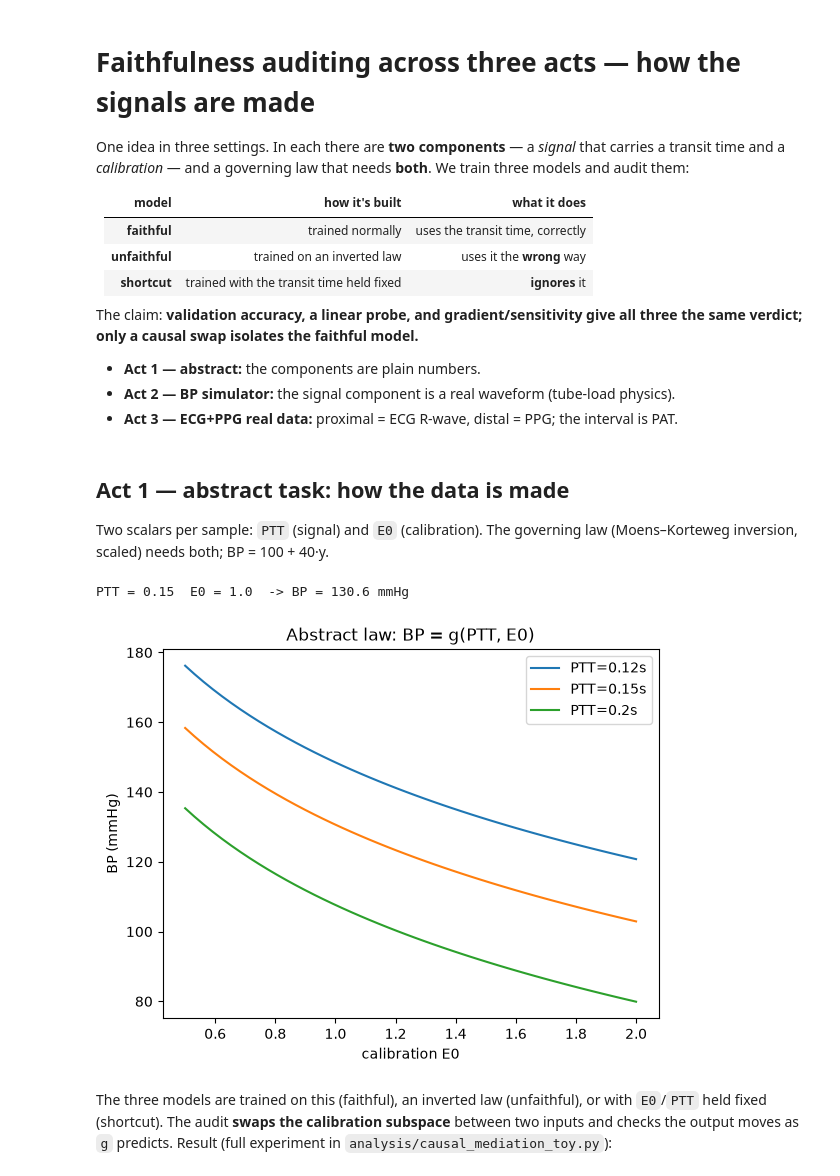
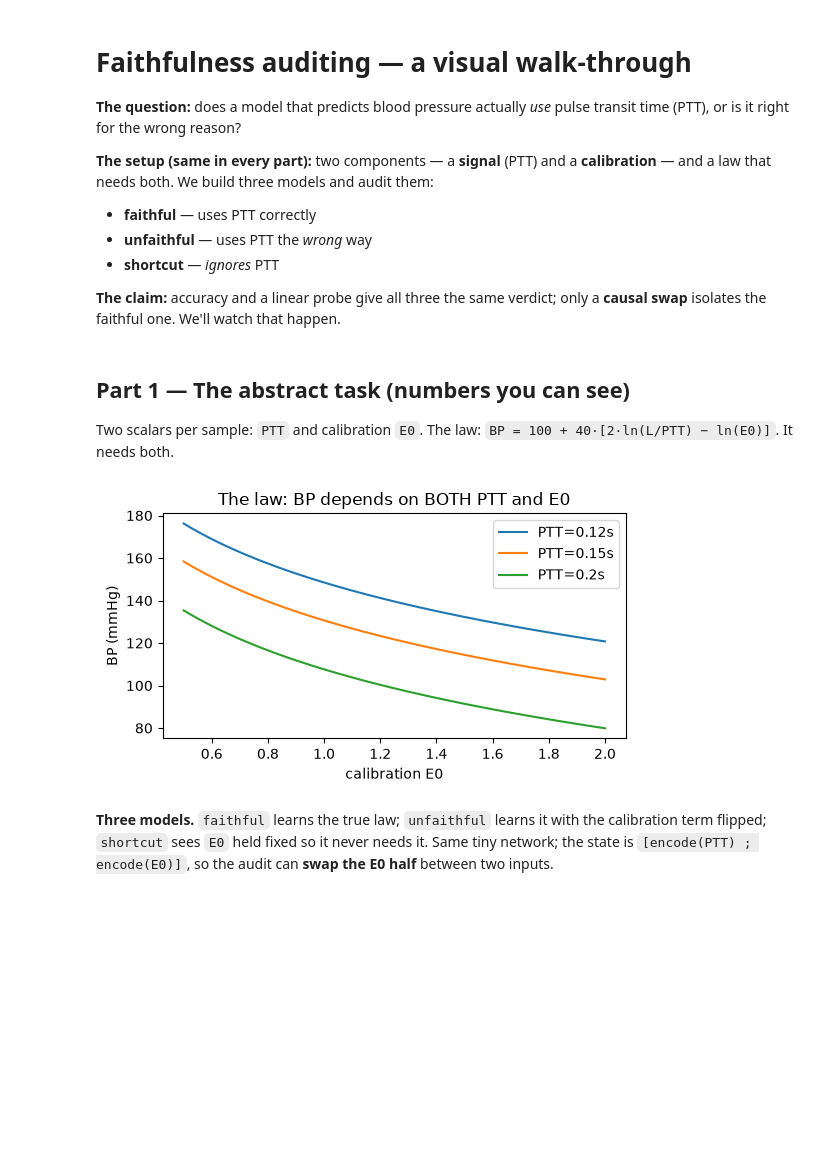
Before and after one commit to masonkadem/restrain, a Jupyter notebook: bp_faithfulness/walkthrough.ipynb, the cells around one changed output. Drawn from its saved outputs; the diff is of its cells as text; code cells hidden in the pictures; blank space fills up the shorter version.

```diff
--- a/bp_faithfulness/walkthrough.ipynb
+++ b/bp_faithfulness/walkthrough.ipynb
@@ -1,44 +1,38 @@
-# %% [markdown]
-# Faithfulness auditing across three acts — how the signals are made
-
-One idea in three settings. In each there are **two components** — a *signal* that
-carries a transit time and a *calibration* — and a governing law that needs
-**both**. We train three models and audit them:
-
-| model | how it's built | what it does |
-|---|---|---|
-| **faithful** | trained normally | uses the transit time, correctly |
-| **unfaithful** | trained on an inverted law | uses it the **wrong** way |
-| **shortcut** | trained with the transit time held fixed | **ignores** it |
-
-The claim: **validation accuracy, a linear probe, and gradient/sensitivity give all
-three the same verdict; only a causal swap isolates the faithful model.**
-
-- **Act 1 — abstract:** the components are plain numbers.
-- **Act 2 — BP simulator:** the signal component is a real waveform (tube-load physics).
-- **Act 3 — ECG+PPG real data:** proximal = ECG R-wave, distal = PPG; the interval is PAT.
+# %% [markdown]
+# Faithfulness auditing — a visual walk-through
+
+**The question:** does a model that predicts blood pressure actually *use* pulse
+transit time (PTT), or is it right for the wrong reason?
+
+**The setup (same in every part):** two components — a **signal** (PTT) and a
+**calibration** — and a law that needs both. We build three models and audit them:
+
+- **faithful** — uses PTT correctly
+- **unfaithful** — uses PTT the *wrong* way
+- **shortcut** — *ignores* PTT
+
+**The claim:** accuracy and a linear probe give all three the same verdict; only a
+**causal swap** isolates the faithful one. We'll watch that happen.
 # %% [markdown]
-## Act 1 — abstract task: how the data is made
+## Part 1 — The abstract task (numbers you can see)
 
-Two scalars per sample: `PTT` (signal) and `E0` (calibration). The governing law (Moens–Korteweg inversion, scaled) needs both; BP = 100 + 40·y.
+Two scalars per sample: `PTT` and calibration `E0`. The law: `BP = 100 + 40·[2·ln(L/PTT) − ln(E0)]`. It needs both.
 # %%
-import numpy as np, matplotlib.pyplot as plt
+import numpy as np, torch, torch.nn as nn, matplotlib.pyplot as plt
+from sklearn.linear_model import Ridge
+from sklearn.metrics import r2_score
+np.random.seed(0); torch.manual_seed(0)
+
 L = 0.22
-def law(ptt, e0):        # TRUE law: uses BOTH components
-    return 2*np.log(L/ptt) - np.log(e0)
+def law(ptt, e0):  return 2*np.log(L/ptt) - np.log(e0)        # BP = 100 + 40*law
 
-# one sample:
-ptt, e0 = 0.15, 1.0
-print("PTT =", ptt, " E0 =", e0, " -> BP =", round(100 + 40*law(ptt, e0), 1), "mmHg")
-
-# the law surface: BP vs calibration E0, for a few PTT values
-E = np.linspace(0.5, 2.0, 50)
+E = np.linspace(0.5, 2.0, 60)
+plt.figure(figsize=(5.5,3.2))
 for p in (0.12, 0.15, 0.20):
-    plt.plot(E, 100 + 40*law(p, E), label=f"PTT={p}s")
-plt.xlabel("calibration E0"); plt.ylabel("BP (mmHg)"); plt.legend(); plt.title("Abstract law: BP = g(PTT, E0)")
-plt.show()
+    plt.plot(E, 100+40*law(p, E), label=f"PTT={p}s")
+plt.xlabel("calibration E0"); plt.ylabel("BP (mmHg)")
+plt.title("The law: BP depends on BOTH PTT and E0"); plt.legend(); plt.tight_layout(); plt.show()
 # %% [output]
-PTT = 0.15  E0 = 1.0  -> BP = 130.6 mmHg
-[figure, old version]
+[figure, new version]
-# %% [markdown]
-The three models are trained on this (faithful), an inverted law (unfaithful), or with `E0`/`PTT` held fixed (shortcut). The audit **swaps the calibration subspace** between two inputs and checks the output moves as `g` predicts. Result (full experiment in `analysis/causal_mediation_toy.py`):
+# %% [markdown]
+**Three models.** `faithful` learns the true law; `unfaithful` learns it with the calibration term flipped; `shortcut` sees `E0` held fixed so it never needs it. Same tiny network; the state is `[encode(PTT) ; encode(E0)]`, so the audit can **swap the E0 half** between two inputs.
```
Also changed, not shown: parts of 19 cells of this notebook.
